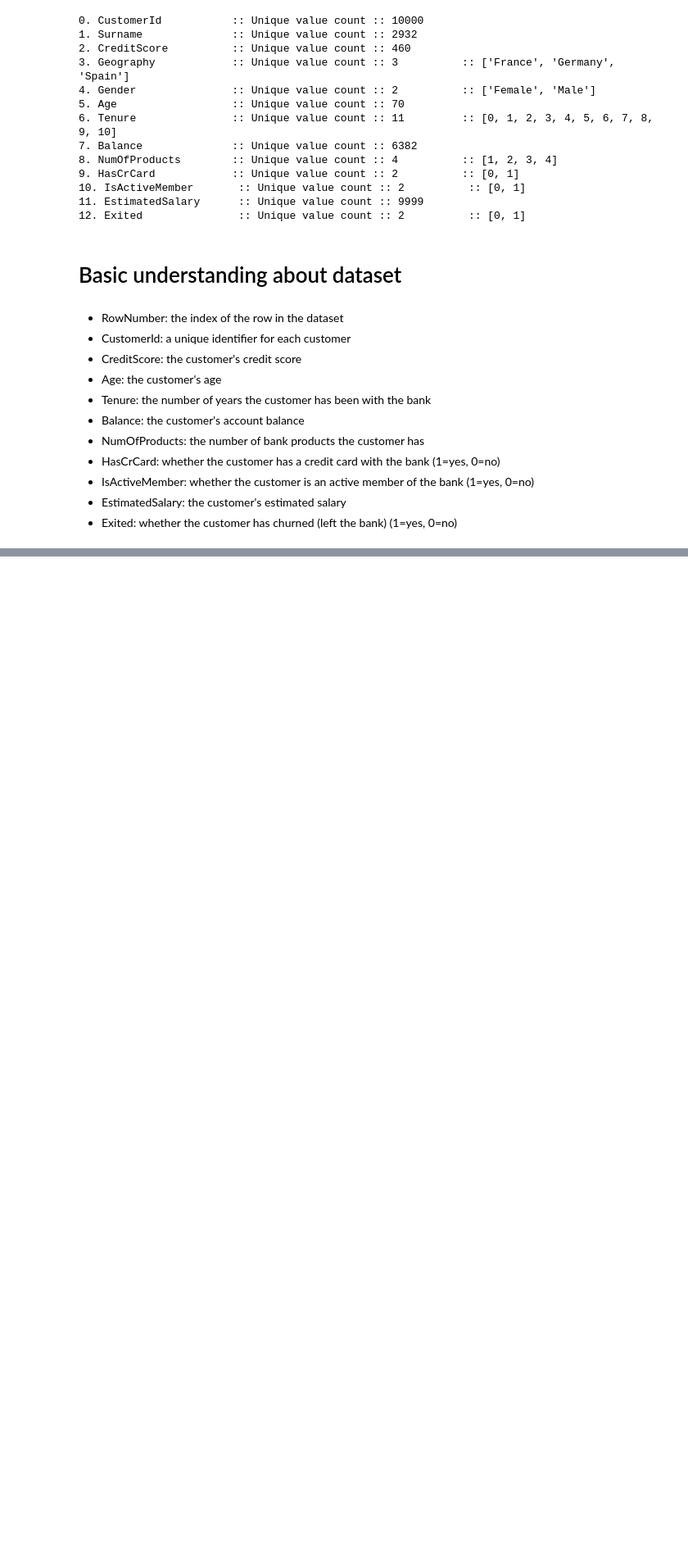
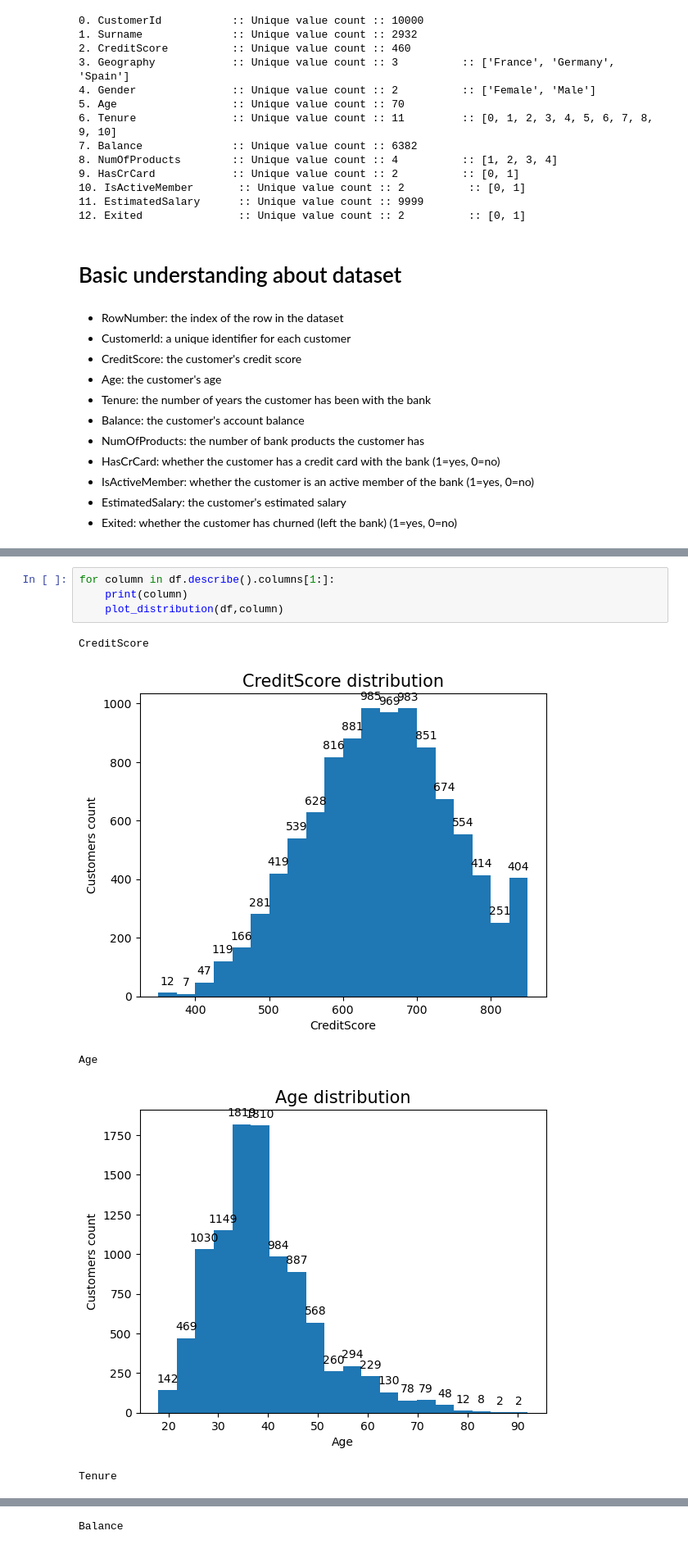
Before and after one commit to abhishekj-growexxer/churn_prediction, a Jupyter notebook: code/1. eda.ipynb, the cells around one changed output, grey strips where cells are left out. Shown at 82% size. Drawn from its saved outputs; the diff is of its cells as text; blank space fills up the shorter version.

```diff
--- a/code/1. eda.ipynb
+++ b/code/1. eda.ipynb
@@ -162,0 +194,10 @@ for idx,column in enumerate(df.columns):
+# %%
+for column in df.describe().columns[1:]:
+    print(column)
+    plot_distribution(df,column)
+# %% [output]
+CreditScore
+[figure, added]
+Age
+[figure, added]
+Tenure
@@ -162,0 +205 @@ for idx,column in enumerate(df.columns):
+Balance
```
Also changed, not shown: parts of 8 cells of this notebook.
